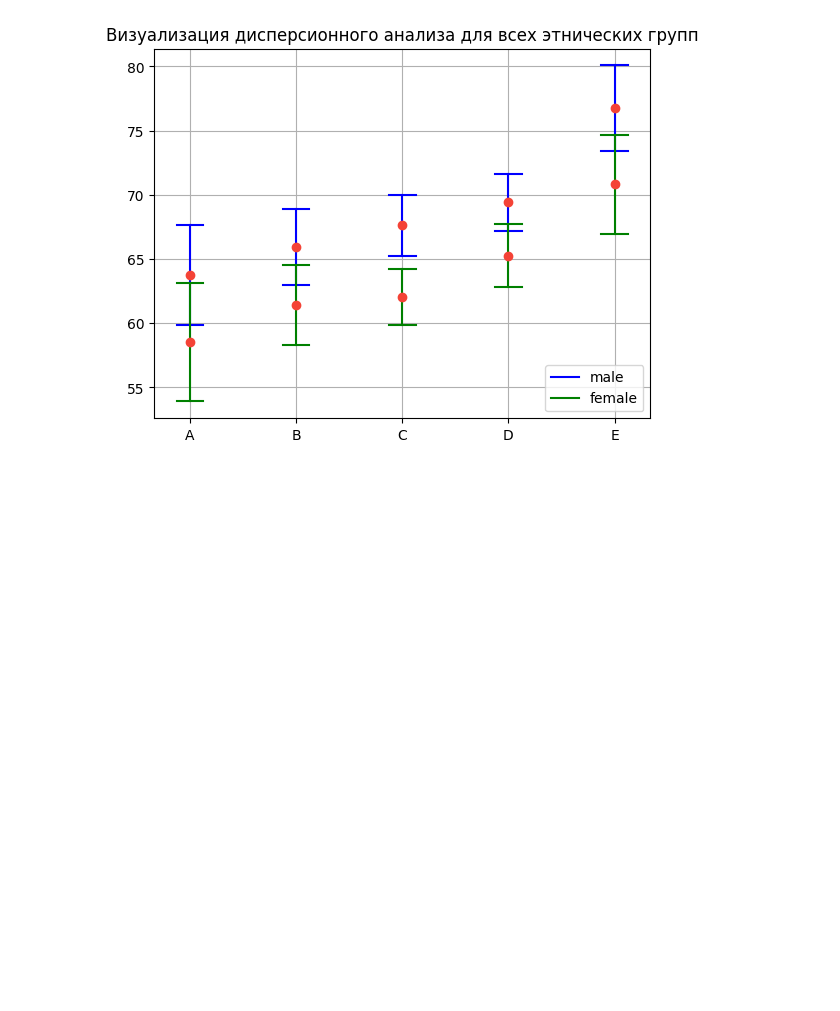
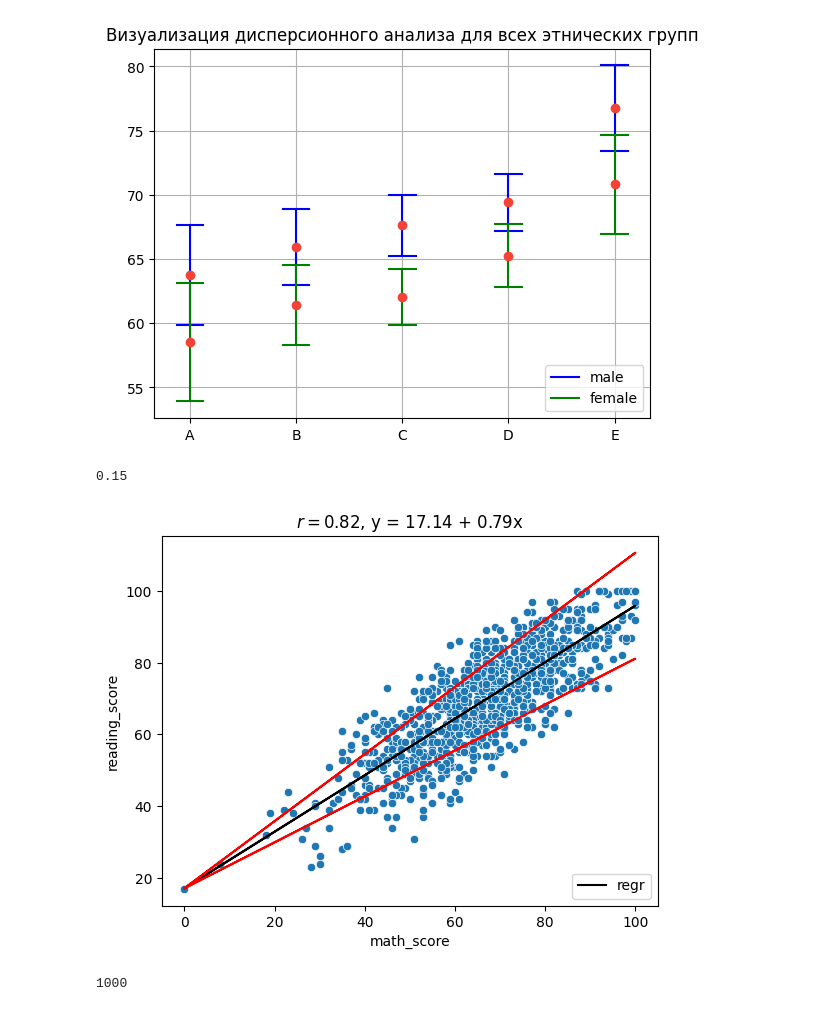
Before and after one commit to AlexTmbMifi/ML-Projects.-Statistics, a Jupyter notebook: StudentAnalys.ipynb, the cells around one changed output. Saved outputs shown, nothing was run; the diff lists cells and outputs as text; code cells hidden in the pictures; blank space fills up the shorter version.

```diff
--- a/StudentAnalys.ipynb
+++ b/StudentAnalys.ipynb
@@ -379,3 +379,32 @@ print('Результаты теста по математике зависят
 # %% [output]
 Результаты теста по математике зависят от обоих факторов
 [figure]
+# %%
+# Понятие корреляции. Линейная регрессия.
+std_x = df.math_score.std()
+std_y = df.reading_score.std()
+y_mean = df.reading_score.mean()
+x_mean = df.math_score.mean()
+r = df.math_score.cov(df.reading_score)/(df.math_score.std()*df.reading_score.std())
+# построение линейной регрессии
+b1 = std_y/std_x*r
+b0 = y_mean - b1*x_mean
+Se_res = np.sum((df.reading_score - (b0 + b1*df.math_score))**2)/(len(df) - 1) # оценка дисперсии остатков
+Se_b = Se_res/np.sum((df.math_score - x_mean)**2)**(0.5)
+print(round(Se_b,2))
+plt.title(f'$r = {round(df.math_score.cov(df.reading_score)/(df.math_score.std()*df.reading_score.std()),2)}$, y = {round(b0,2)} + {round(b1,2)}x ')
+sns.scatterplot(x=df.math_score, y = df.reading_score);
+#print('Корреляция r равна = ', round(df.math_score.cov(df.reading_score)/(df.math_score.std()*df.reading_score.std()),2))
+#sns.scatterplot(x=df.writing_score, y = df.reading_score)
+D = r**2 # коэффициент детерминации
+plt.plot(df.math_score, b0 + b1*df.math_score, 'black', label = 'regr')
+plt.plot(df.math_score, b0 + (b1+Se_b)*df.math_score, 'r')
+plt.plot(df.math_score, b0 + (b1-Se_b)*df.math_score, 'r')
+plt.legend(loc='lower right');
+# %% [output]
+0.15
+[figure, added]
+# %%
+print(len(df.math_score))
+# %% [output]
+1000
```
Also changed, not shown: parts of 2 cells of this notebook.
